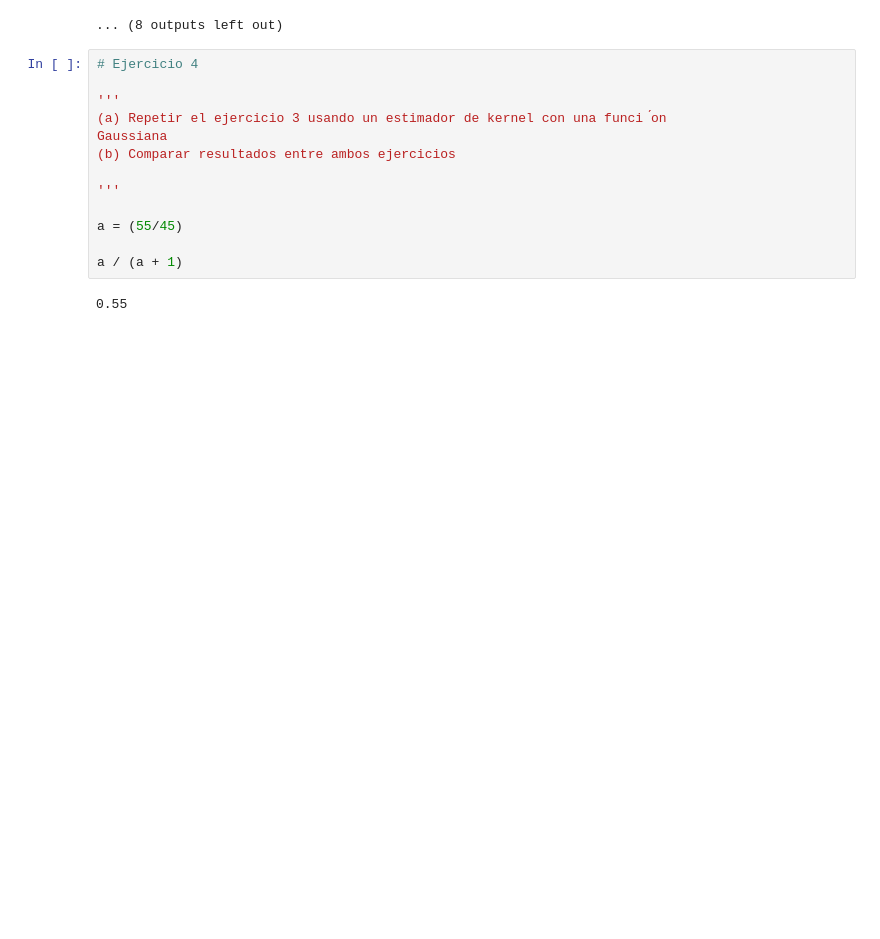
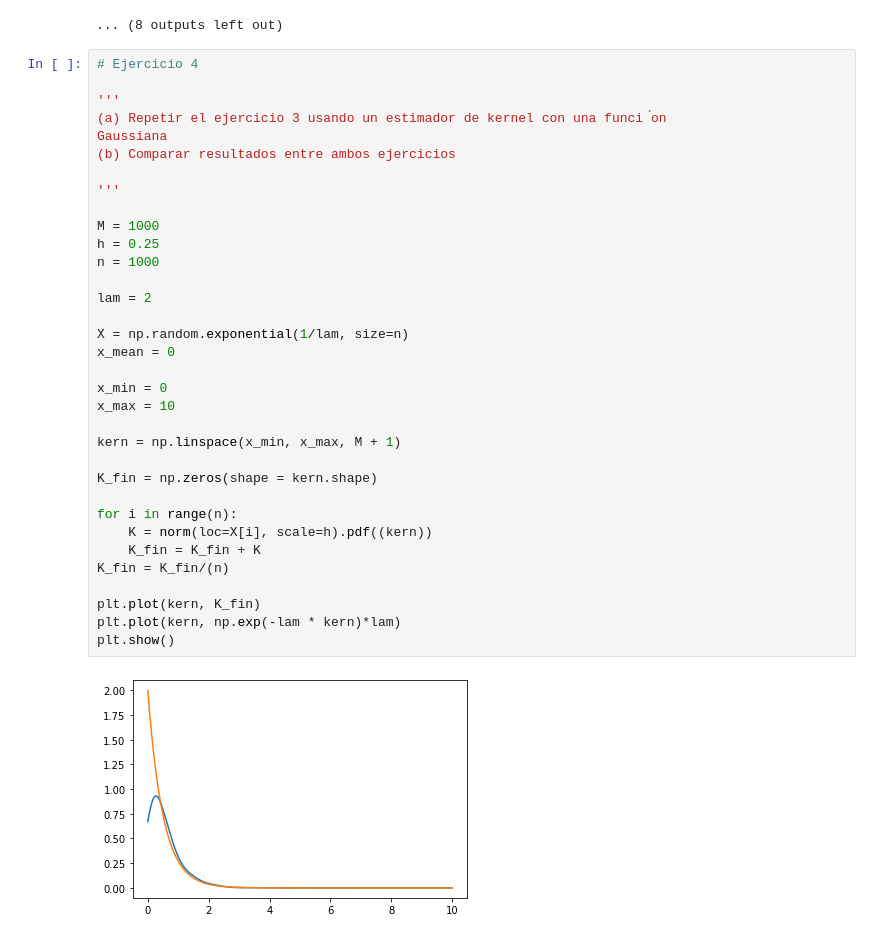
Before and after one commit to jmorellid/EspecializacionIA, a Jupyter notebook: 02_Probabilidad_y_Estadistica/02_C4_Ejercicios_PyE.ipynb, the cells around one changed output. Drawn from its saved outputs; the diff is of its cells as text; blank space fills up the shorter version.

Commit message:
pye-Resolución Ejercicios Clase 5

```diff
--- a/02_Probabilidad_y_Estadistica/02_C4_Ejercicios_PyE.ipynb
+++ b/02_Probabilidad_y_Estadistica/02_C4_Ejercicios_PyE.ipynb
@@ -184,18 +190,39 @@ donde el aporte de la varianza al MSE sobrepasa a la reducción del bias y la ca
 [figure]
 [figure]
 ... (8 outputs left out)
-# %%
-# Ejercicio 4
-
-'''
-(a) Repetir el ejercicio 3 usando un estimador de kernel con una funci ́on
-Gaussiana
-(b) Comparar resultados entre ambos ejercicios
-
-'''
-
-a = (55/45)
-
-a / (a + 1)
-# %% [output]
-0.55
+# %%
+# Ejercicio 4
+
+'''
+(a) Repetir el ejercicio 3 usando un estimador de kernel con una funci ́on
+Gaussiana
+(b) Comparar resultados entre ambos ejercicios
+
+'''
+
+M = 1000
+h = 0.25
+n = 1000
+
+lam = 2
+
+X = np.random.exponential(1/lam, size=n)
+x_mean = 0
+
+x_min = 0
+x_max = 10
+
+kern = np.linspace(x_min, x_max, M + 1)
+
+K_fin = np.zeros(shape = kern.shape)
+
+for i in range(n):
+    K = norm(loc=X[i], scale=h).pdf((kern))
+    K_fin = K_fin + K
+K_fin = K_fin/(n)
+
+plt.plot(kern, K_fin)
+plt.plot(kern, np.exp(-lam * kern)*lam)
+plt.show()
+# %% [output]
+[figure, added]
```
Also changed, not shown: parts of 5 cells of this notebook, 1 other file.
